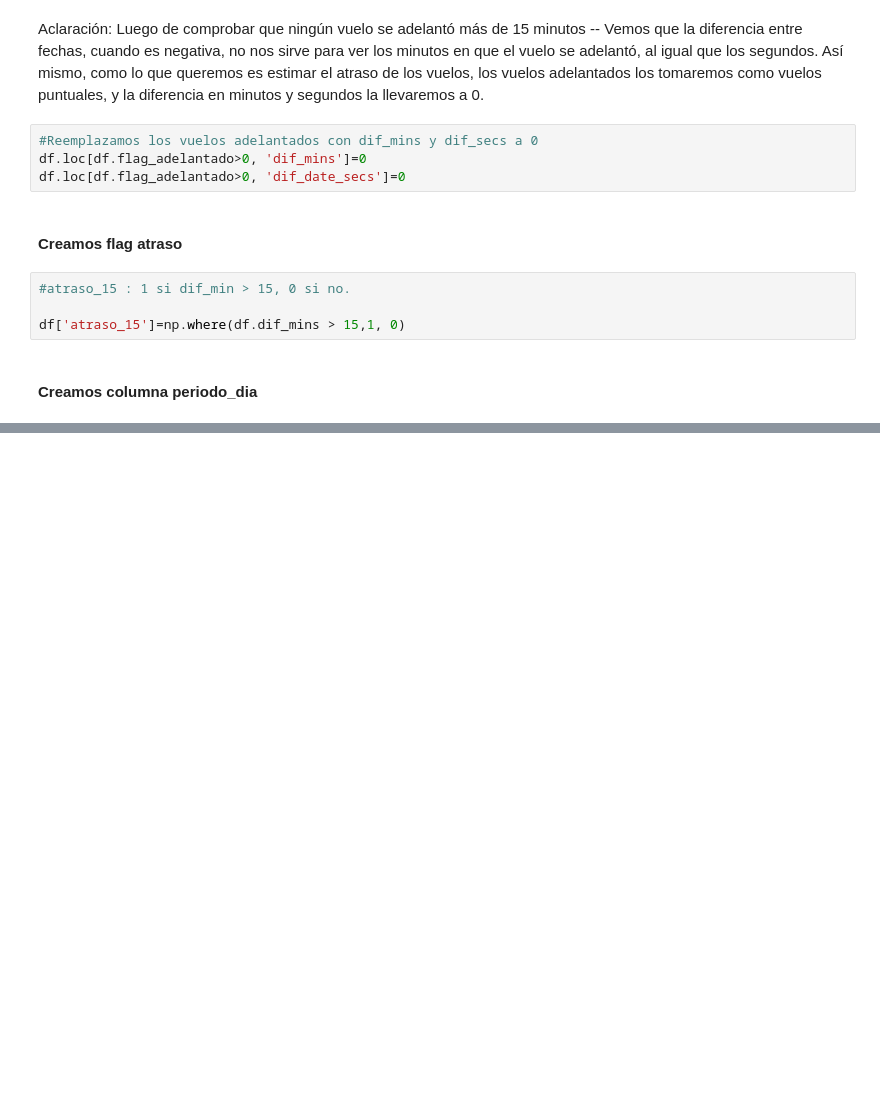
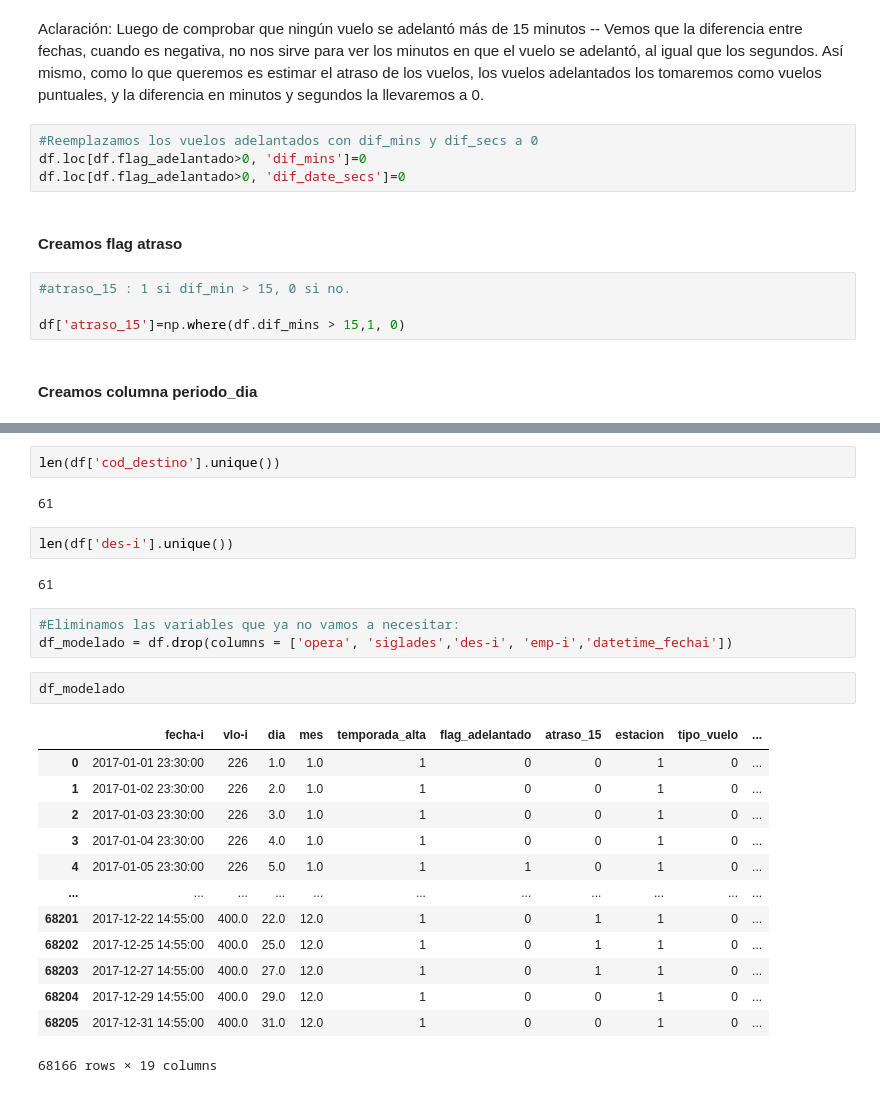
Before and after one commit to julianaplacido/challenge_ds_placido, a Jupyter notebook: 2_data_transformation.ipynb, the cells around one changed output, grey strips where cells are left out. Cells and saved outputs as stored; diff of their text form; blank space fills up the shorter version.

```diff
--- a/2_data_transformation.ipynb
+++ b/2_data_transformation.ipynb
@@ -267,0 +663,27 @@ df['periodo_dia'] = 0
+# %%
+len(df['cod_destino'].unique())
+# %% [output]
+61
+# %%
+len(df['des-i'].unique())
+# %% [output]
+61
+# %%
+#Eliminamos las variables que ya no vamos a necesitar:
+df_modelado = df.drop(columns = ['opera', 'siglades','des-i', 'emp-i','datetime_fechai'])
+# %%
+df_modelado
+# %% [output]
+|  | fecha-i | vlo-i | dia | mes | temporada_alta | flag_adelantado | atraso_15 | estacion | tipo_vuelo | ... |
+| 0 | 2017-01-01 23:30:00 | 226 | 1.0 | 1.0 | 1 | 0 | 0 | 1 | 0 | ... |
+| 1 | 2017-01-02 23:30:00 | 226 | 2.0 | 1.0 | 1 | 0 | 0 | 1 | 0 | ... |
+| 2 | 2017-01-03 23:30:00 | 226 | 3.0 | 1.0 | 1 | 0 | 0 | 1 | 0 | ... |
+| 3 | 2017-01-04 23:30:00 | 226 | 4.0 | 1.0 | 1 | 0 | 0 | 1 | 0 | ... |
+| 4 | 2017-01-05 23:30:00 | 226 | 5.0 | 1.0 | 1 | 1 | 0 | 1 | 0 | ... |
+| ... | ... | ... | ... | ... | ... | ... | ... | ... | ... | ... |
+| 68201 | 2017-12-22 14:55:00 | 400.0 | 22.0 | 12.0 | 1 | 0 | 1 | 1 | 0 | ... |
+| 68202 | 2017-12-25 14:55:00 | 400.0 | 25.0 | 12.0 | 1 | 0 | 1 | 1 | 0 | ... |
+| 68203 | 2017-12-27 14:55:00 | 400.0 | 27.0 | 12.0 | 1 | 0 | 1 | 1 | 0 | ... |
+| 68204 | 2017-12-29 14:55:00 | 400.0 | 29.0 | 12.0 | 1 | 0 | 0 | 1 | 0 | ... |
+| 68205 | 2017-12-31 14:55:00 | 400.0 | 31.0 | 12.0 | 1 | 0 | 0 | 1 | 0 | ... |
+68166 rows × 19 columns
```
Also changed, not shown: parts of 67 cells of this notebook.
